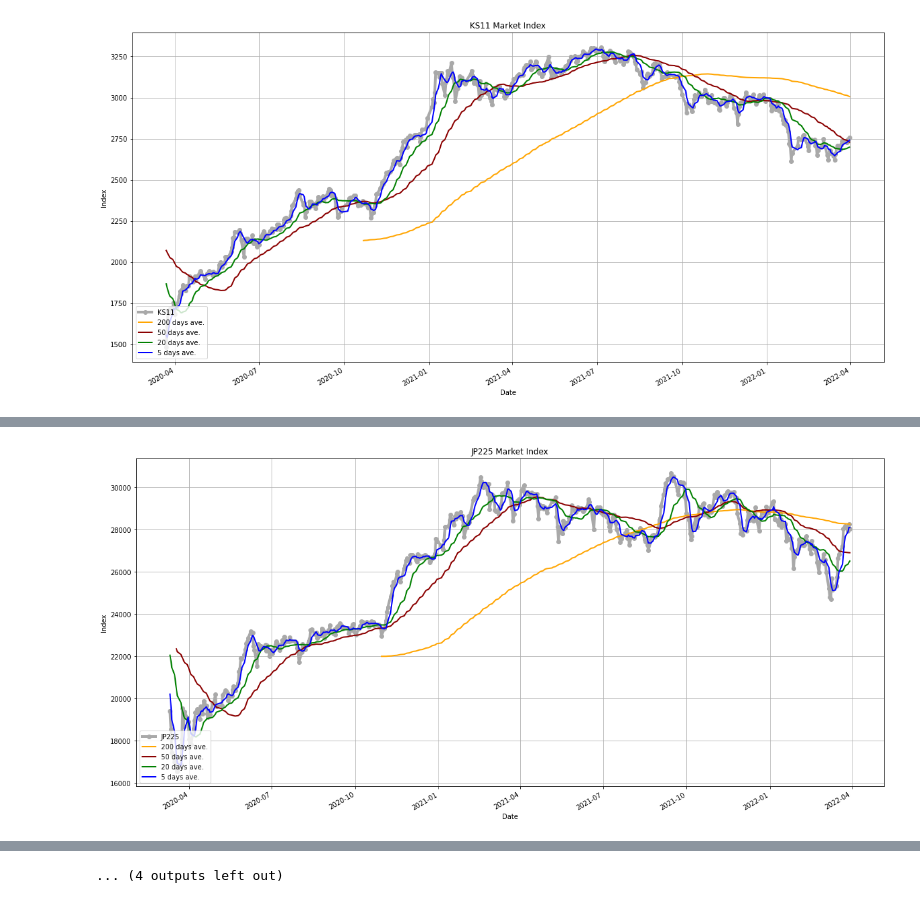
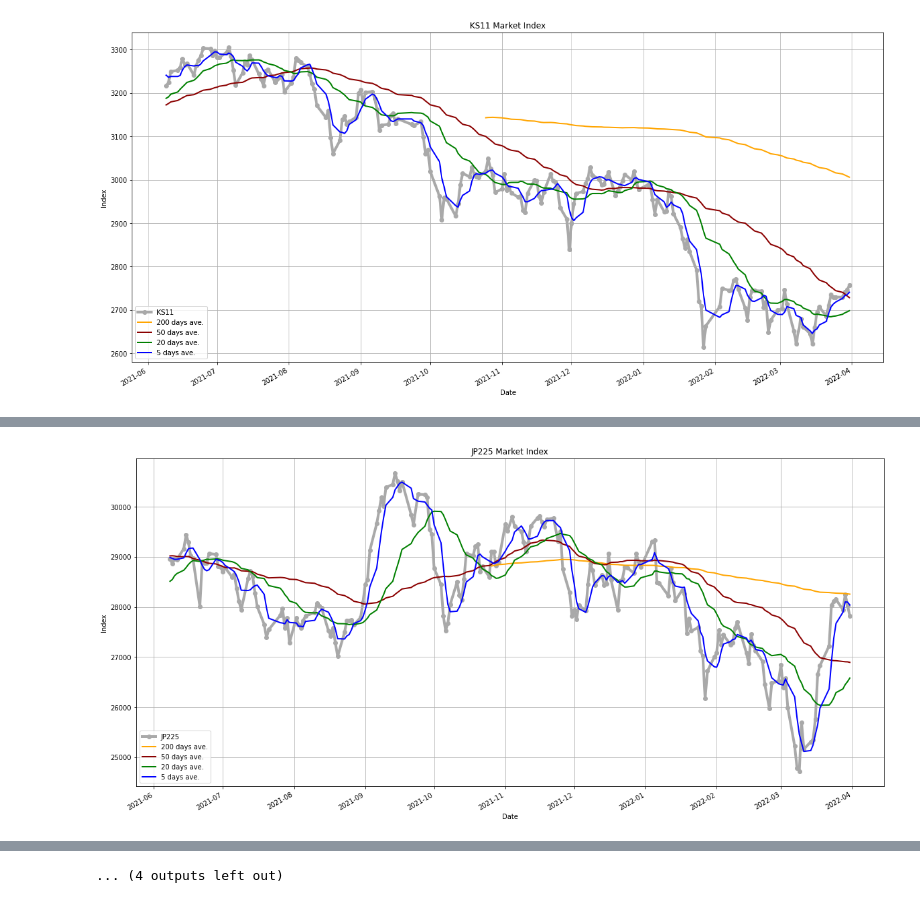
Before and after one commit to kimdesok/FinanceDataReader, a Jupyter notebook: MultipleMarketIndexes.ipynb, the cells around one changed output, grey strips where cells are left out. Drawn from its saved outputs; the diff is of its cells as text; code cells hidden in the pictures.

```diff
--- a/MultipleMarketIndexes.ipynb
+++ b/MultipleMarketIndexes.ipynb
@@ -26,4 +22,16 @@ Successfully installed finance-dataReader-0.9.33 requests-file-1.5.1
 # %%
+class color:
+   PURPLE = '\033[95m'
+   CYAN = '\033[96m'
+   DARKCYAN = '\033[36m'
+   BLUE = '\033[94m'
+   GREEN = '\033[92m'
+   YELLOW = '\033[93m'
+   RED = '\033[91m'
+   BOLD = '\033[1m'
+   UNDERLINE = '\033[4m'
+   END = '\033[0m'
+
 def market_index_graphs(start_date, disp_days, entity):
 
   if (entity == 'Market'):
@@ -40,6 +48,10 @@ def market_index_graphs(start_date, disp_days, entity):
     print(i, idx)
     df_list[idx] = df = fdr.DataReader(idx, start_date)
 
+  if(disp_days > len(df)) :
+    disp_days = len(df)
+    print('Display date is reduced to the number of days from the start date to today.')
+
   #Plot
   for i, idx in enumerate(df_list):
 
@@ -48,7 +60,7 @@ def market_index_graphs(start_date, disp_days, entity):
     end_date = df_list[idx].index[-1]
 
     print('\n')
-    print('Displaying the data from ', start_date, 'to ', end_date, '\n')
+    print(color.BOLD + color.RED + idx + color.END, ': Displaying from ', start_date, 'to ', end_date, '\n')
 
     fig, ax1 = plt.subplots(figsize=(20, 10))
 
@@ -70,7 +82,7 @@ def market_index_graphs(start_date, disp_days, entity):
     plt.show()
     plt.close()
 # %%
-market_index_graphs('2020', 500, 'Market')
+market_index_graphs('2021', 200, 'Market')
 # %% [output]
 0 US500
 1 SSEC
@@ -90 +102 @@ Displaying the data from  2020-01-02 00:00:00 to  2022-03-31 00:00:00
-[figure, old version]
+[figure, new version]
@@ -92 +104 @@ Displaying the data from  2020-01-06 00:00:00 to  2022-03-30 00:00:00
-[figure, old version]
+[figure, new version]
```
Also changed, not shown: parts of 3 cells of this notebook.
